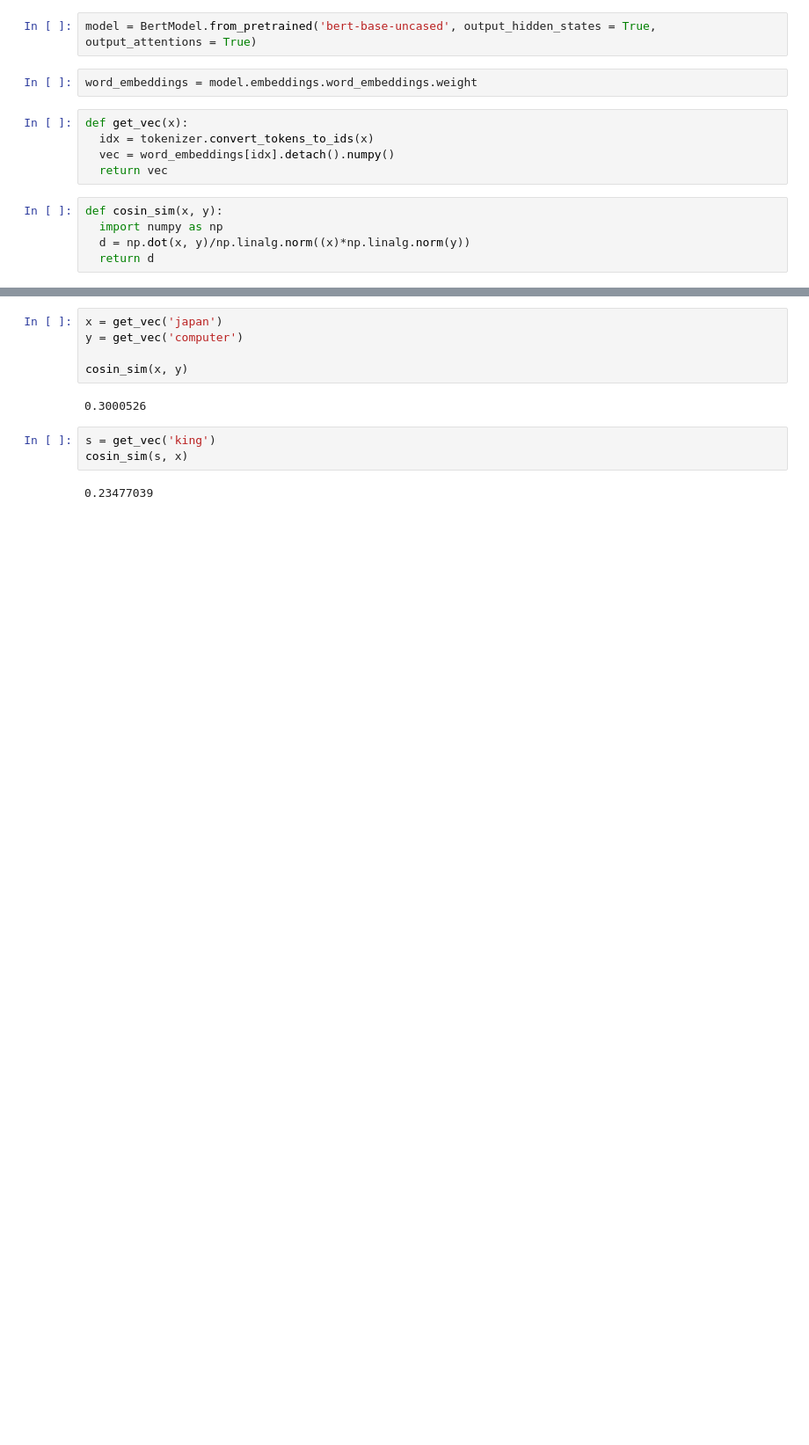
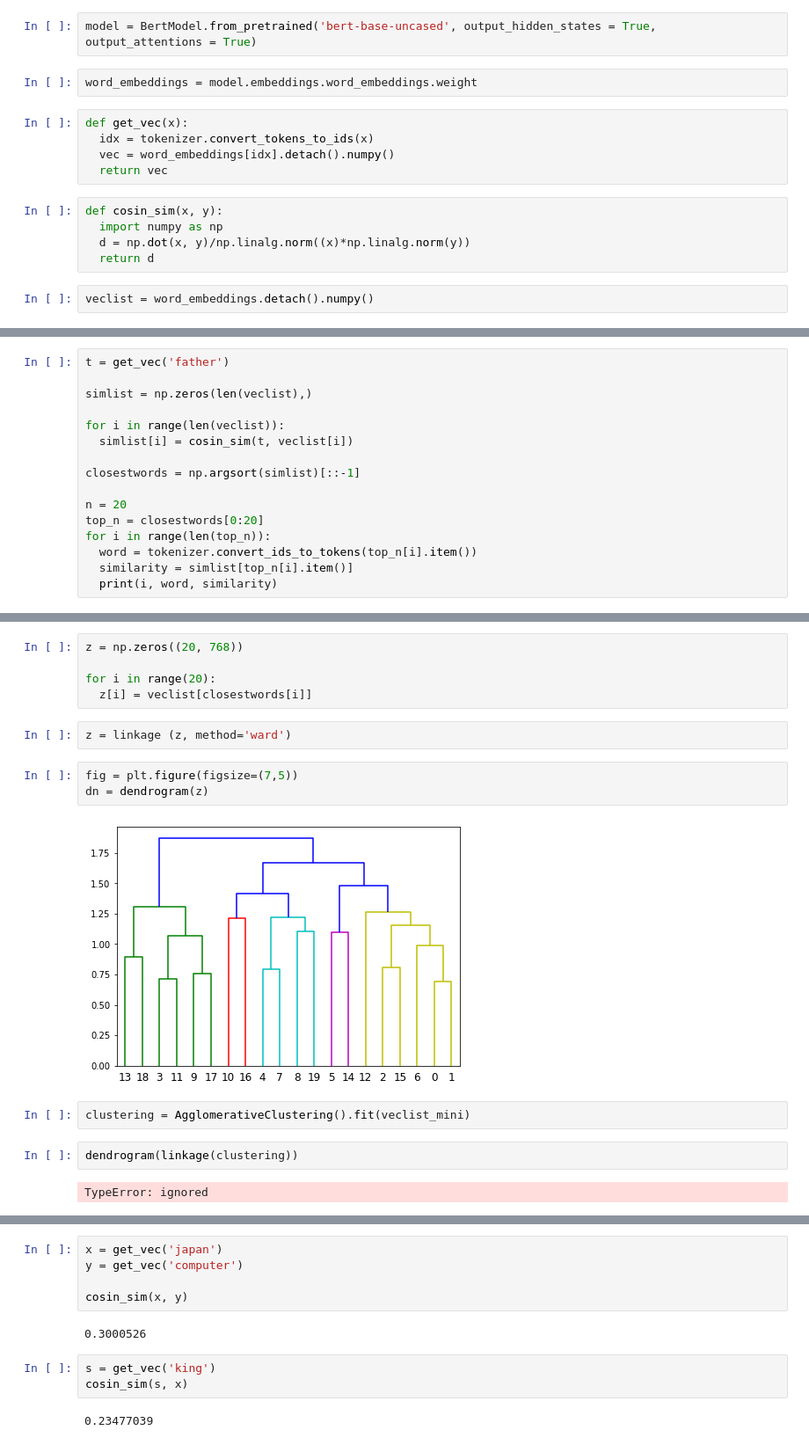
Before and after one commit to amaeda1967/Training, a Jupyter notebook: BERT_trial.ipynb, the cells around one changed output, grey strips where cells are left out. Shown: that part at 88% size. Cells and saved outputs as stored; diff of their text form; blank space fills up the shorter version.

```diff
--- a/BERT_trial.ipynb
+++ b/BERT_trial.ipynb
@@ -71,3 +68,5 @@ def cosin_sim(x, y):
   import numpy as np
   d = np.dot(x, y)/np.linalg.norm((x)*np.linalg.norm(y))
   return d
+# %%
+veclist = word_embeddings.detach().numpy()
@@ -73,0 +148,16 @@ def cosin_sim(x, y):
+# %%
+t = get_vec('father')
+
+simlist = np.zeros(len(veclist),)
+
+for i in range(len(veclist)):
+  simlist[i] = cosin_sim(t, veclist[i])
+
+closestwords = np.argsort(simlist)[::-1]
+
+n = 20
+top_n = closestwords[0:20]
+for i in range(len(top_n)):
+  word = tokenizer.convert_ids_to_tokens(top_n[i].item())
+  similarity = simlist[top_n[i].item()]
+  print(i, word, similarity)
@@ -73,0 +185,18 @@ def cosin_sim(x, y):
+# %%
+z = np.zeros((20, 768))
+
+for i in range(20):
+  z[i] = veclist[closestwords[i]]
+# %%
+z = linkage (z, method='ward')
+# %%
+fig = plt.figure(figsize=(7,5))
+dn = dendrogram(z)
+# %% [output]
+[figure, added]
+# %%
+clustering = AgglomerativeClustering().fit(veclist_mini)
+# %%
+dendrogram(linkage(clustering))
+# %% [output]
+TypeError: ignored
```
Also changed, not shown: parts of 21 cells of this notebook.
